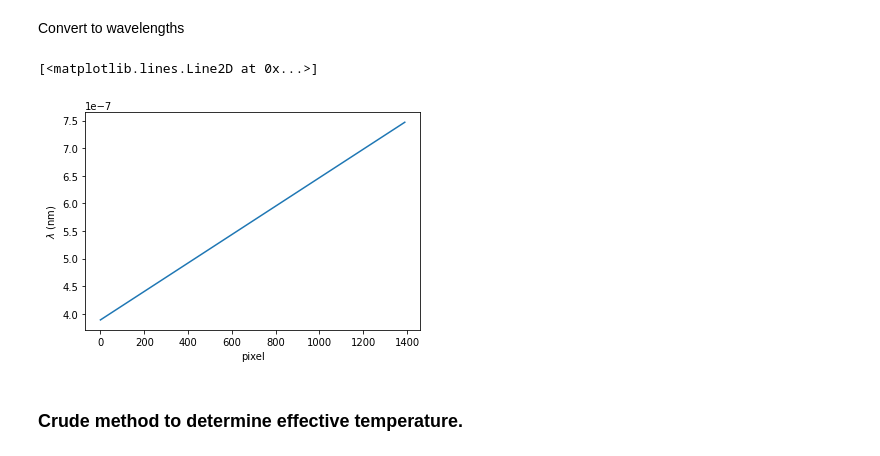
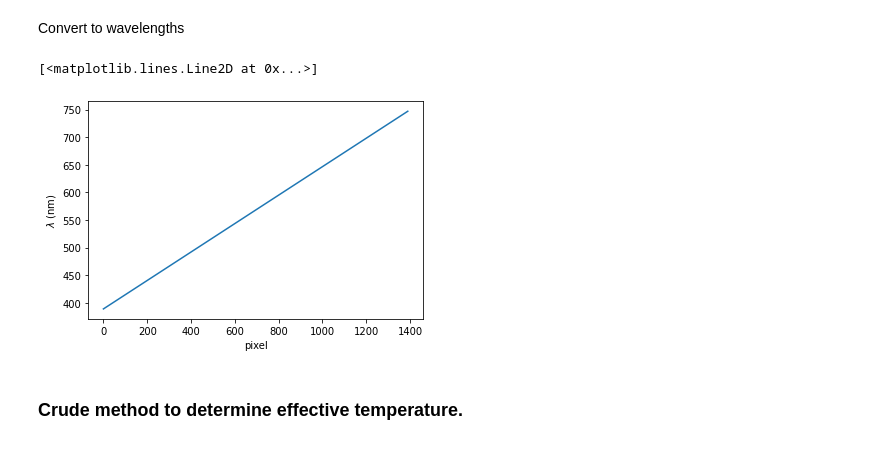
Before and after one commit to Yousousen/solar_physics, a Jupyter notebook: scripts/spectrum.ipynb, the cells around one changed output. Drawn from its saved outputs; the diff is of its cells as text; code cells hidden in the pictures.

Commit message:
Added labels and converted all wavelengths in to nanometer.

```diff
--- a/scripts/spectrum.ipynb
+++ b/scripts/spectrum.ipynb
@@ -277,10 +277,10 @@ wavelengths = [x * 10**-9 for x in pixels_to_wavelenghts(pixels, slope, intercep
 # %%
 plt.xlabel("pixel")
 plt.ylabel("$\lambda$ (nm)")
-plt.plot(pixels,wavelengths)
+plt.plot(pixels,[ x * 10**9 for x in wavelengths ])
 # %% [output]
 [<matplotlib.lines.Line2D at 0x...>]
-[figure, old version]
+[figure, new version]
 # %% [markdown]
 ### Crude method to determine effective temperature.
 # %%
```
Also changed, not shown: parts of 21 cells of this notebook.
